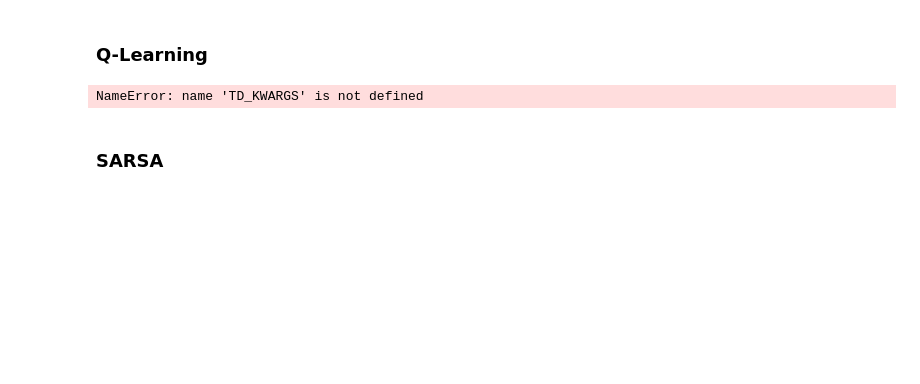
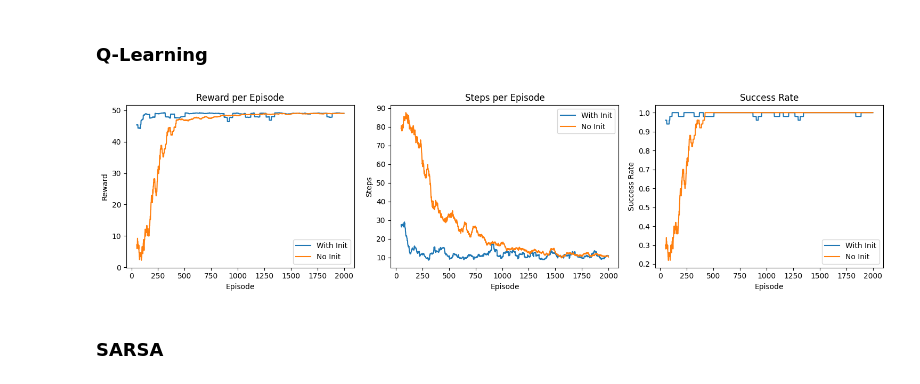
Before and after one commit to BlobDylan/RLEX2, a Jupyter notebook: HW2_2026B_KeyDoorLava.ipynb, the cells around one changed output. Drawn from its saved outputs; the diff is of its cells as text; code cells hidden in the pictures; blank space fills up the shorter version.

Commit message:
Add q-table initialization for Q-Learning and SARSA

```diff
--- a/HW2_2026B_KeyDoorLava.ipynb
+++ b/HW2_2026B_KeyDoorLava.ipynb
@@ -887,7 +887,8 @@ class QLearning(TabularRLAgent):
             for _ in range(max_steps):
                 action = self._select_action(state)
                 _, reward, terminated, truncated, _ = self.env.step(action)
-                next_state = self.get_state()
+                done = terminated or truncated
+                next_state = None if done else self.get_state()
 
                 self.update_q_table(state, action, reward, next_state)
 
@@ -1249,15 +1254,24 @@ Training MC Agent WITHOUT initialization...
 # %% [markdown]
 ### Q-Learning
 # %%
-ql_env = EmptyEnv(max_steps=MAX_STEPS)
-ql_agent = QLearning(ql_env, **TD_KWARGS)
-ql_agent.train(episodes=TRAIN_EPISODES, max_steps=MAX_STEPS)
-emptyenv_agents["Q-Learning"] = ql_agent
+TD_KWARGS = dict(**BEST_AGENT_KWARGS, alpha=0.1)
 
-print(f"Q-table size: {ql_agent.q_table_size()}")
-plot_training_curves(ql_agent, "Q-Learning")
+
+ql_env_init = EmptyEnv(max_steps=MAX_STEPS)
+ql_init_kwargs = TD_KWARGS.copy()
+ql_init_kwargs["epsilon"] = 0.1
+ql_agent_init = QLearning(ql_env_init, **ql_init_kwargs)
+initialize_q_table(ql_agent_init)
+ql_agent_init.train(episodes=TRAIN_EPISODES, max_steps=MAX_STEPS)
+
+ql_env_no_init = EmptyEnv(max_steps=MAX_STEPS)
+ql_agent_no_init = QLearning(ql_env_no_init, **TD_KWARGS)
+ql_agent_no_init.train(episodes=TRAIN_EPISODES, max_steps=MAX_STEPS)
+
+emptyenv_agents["Q-Learning"] = ql_agent_init
+plot_comparison([ql_agent_init, ql_agent_no_init], ["With Init", "No Init"])
 # %% [output]
-NameError: name 'TD_KWARGS' is not defined
+[figure, added]
 # %% [markdown]
 ### SARSA
 # %%
```
Also changed, not shown: parts of 5 cells of this notebook.
